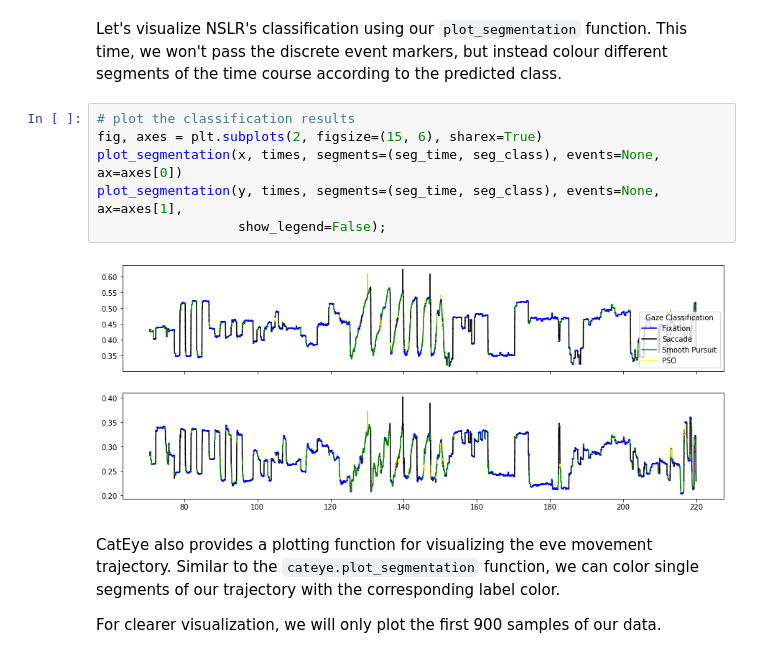
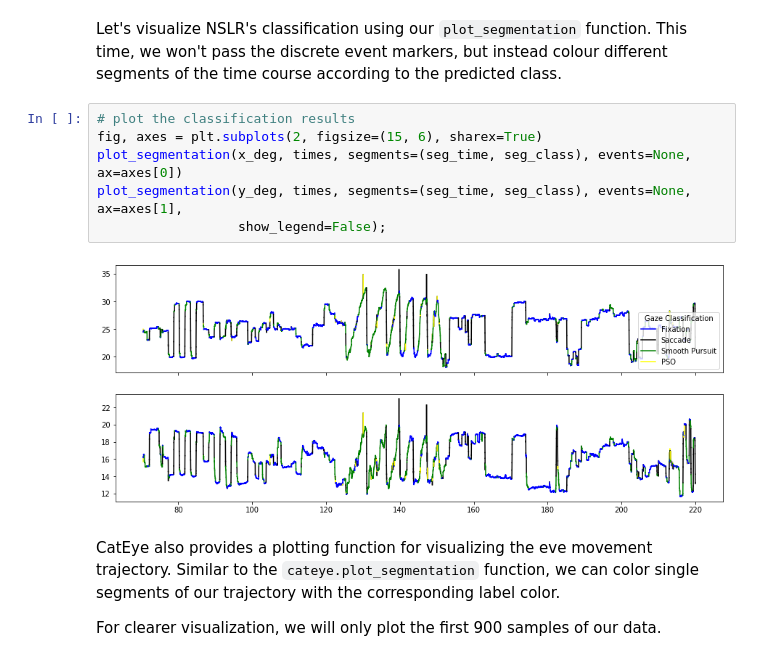
Before and after one commit to DiGyt/cateyes, a Jupyter notebook: example_minimal_use.ipynb, the cells around one changed output. Drawn from its saved outputs; the diff is of its cells as text.

```diff
--- a/example_minimal_use.ipynb
+++ b/example_minimal_use.ipynb
@@ -54,11 +54,11 @@ Let's visualize NSLR's classification using our `plot_segmentation` function. Th
 # %%
 # plot the classification results
 fig, axes = plt.subplots(2, figsize=(15, 6), sharex=True)
-plot_segmentation(x, times, segments=(seg_time, seg_class), events=None, ax=axes[0])
-plot_segmentation(y, times, segments=(seg_time, seg_class), events=None, ax=axes[1],
+plot_segmentation(x_deg, times, segments=(seg_time, seg_class), events=None, ax=axes[0])
+plot_segmentation(y_deg, times, segments=(seg_time, seg_class), events=None, ax=axes[1],
                   show_legend=False);
 # %% [output]
-[figure, old version]
+[figure, new version]
 # %% [markdown]
 CatEye also provides a plotting function for visualizing the eve movement trajectory. Similar to the `cateye.plot_segmentation` function, we can color single segments of our trajectory with the corresponding label color.
 
```
Also changed, not shown: parts of 2 cells of this notebook, 1 other file.
